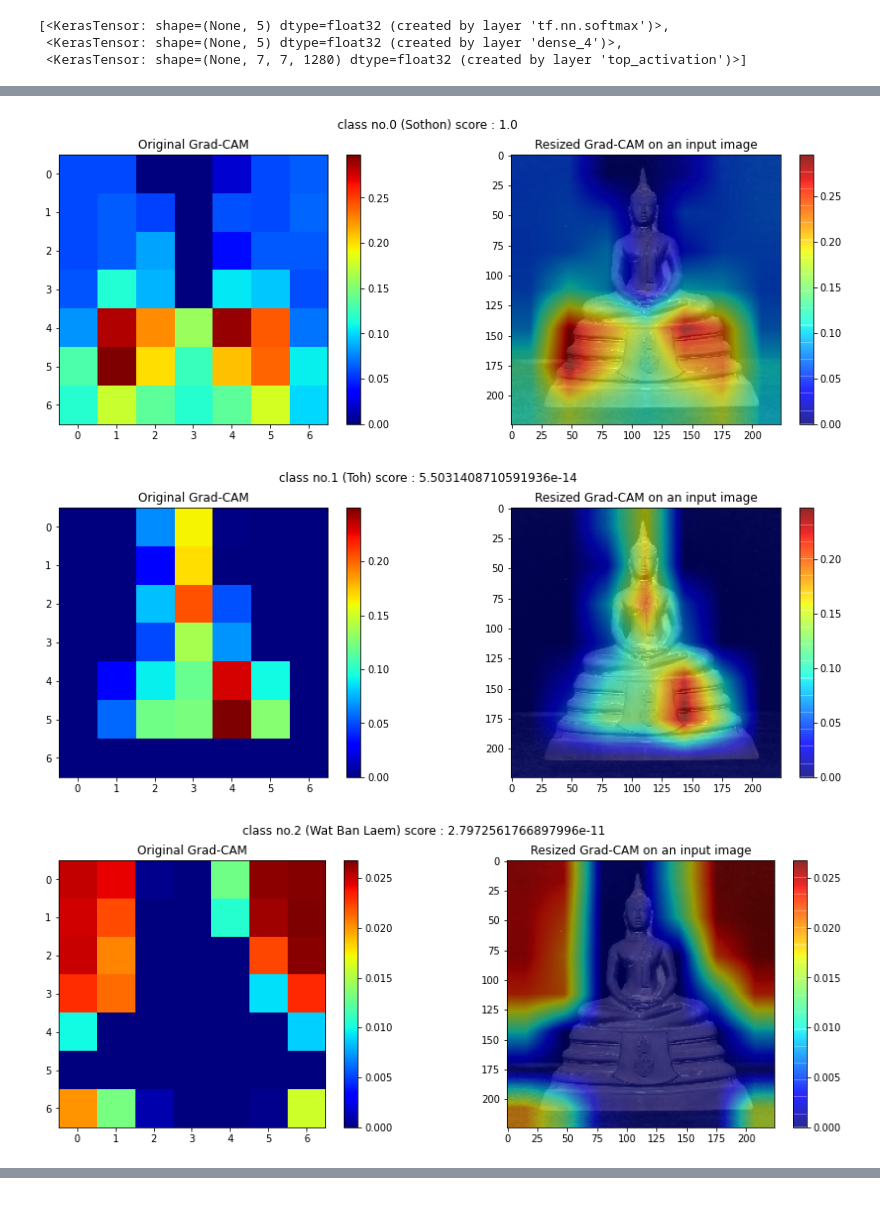
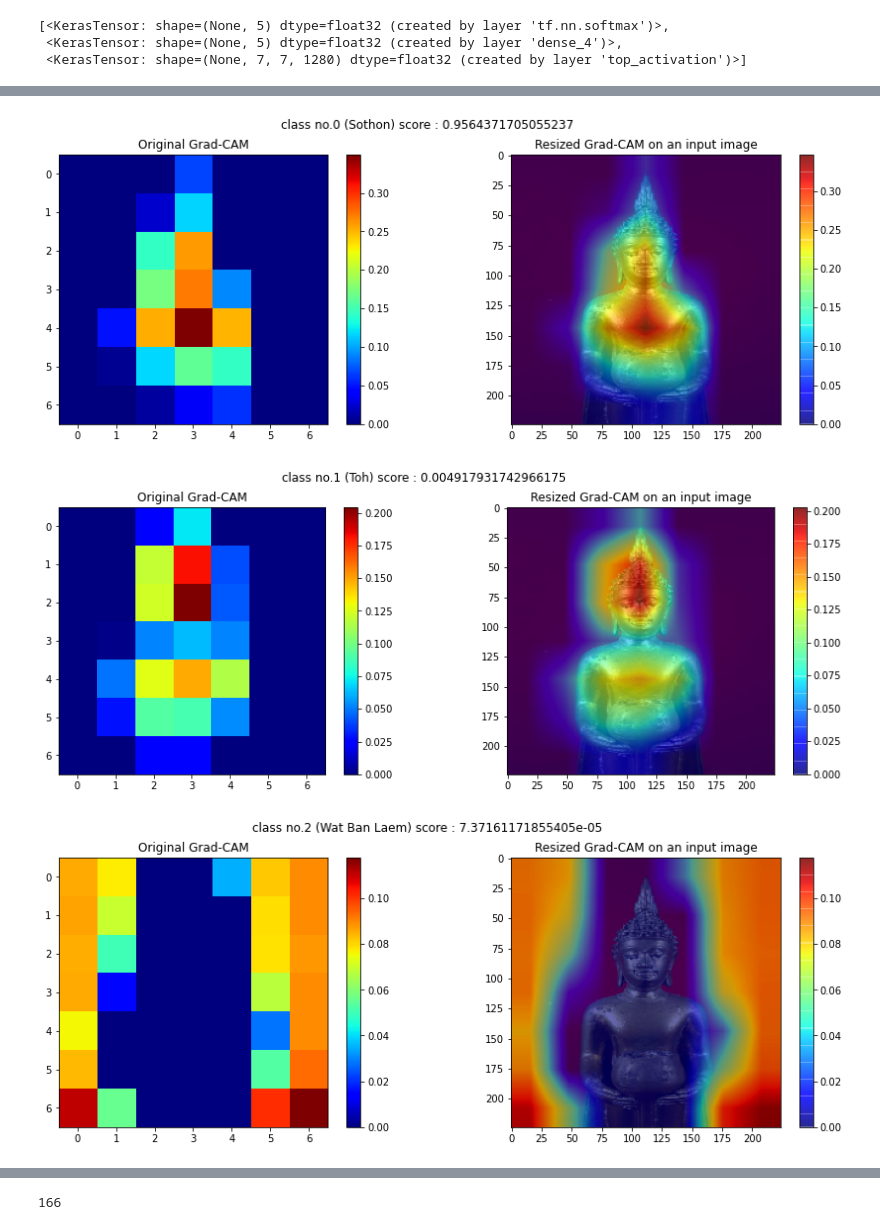
Before and after one commit to robinoud/BADS7604_HW4_Transfer_Learning, a Jupyter notebook: EfficientNetB0_No fine tuning.ipynb, the cells around one changed output, grey strips where cells are left out. Drawn from its saved outputs; the diff is of its cells as text; code cells hidden in the pictures.

```diff
--- a/EfficientNetB0_No fine tuning.ipynb
+++ b/EfficientNetB0_No fine tuning.ipynb
@@ -329,7 +335,7 @@ new_model.output
 # %%
 # Load a test image from Internet
-img_url =  "https://cv.lnwfile.com/rdk4q7.jpg"
-#img_url = "http://img-187.uamulet.com/taradpra.com/UserProfile/SMaeKlong/Picture/Pic_1275472_5.jpg"
+#img_url =  "https://cv.lnwfile.com/rdk4q7.jpg"
+img_url = "http://img-187.uamulet.com/taradpra.com/UserProfile/SMaeKlong/Picture/Pic_1275472_5.jpg"
 !wget "$img_url"
 
 # Load an image as PIL.Image.IMage
@@ -399,34 +409,34 @@ top_index = [0,1,2,3,4,5]
 # Visualize Grad-CAM for each class whose index is in 'top_index'
 #for i,c in enumerate(top_index):
 #class_desc = f"{imagenet_dict[c][-1]}, Top {i+1} score of {out_softmax[...,c].squeeze()}"
 for c in range(top):
   heatmap = my_CNN_GradCAM( new_model,       # the CNN model
                             img_preprocess,   # input of the model
                             c                 # the 0-based index of the output class to compute and visualize Grad-CAM
                             )
   # Create the main figure
   fig = plt.figure(figsize=(15,5))
   class_desc = ans_list[c]
-  fig.suptitle(f"class no.{c} ({class_desc}) score : {result.item(c)}")
+  fig.suptitle(f"class no.{c} ({class_desc}) score : {prediction.item(c)}")
 
 
   # Visualize the original heatmap
   ax = fig.add_subplot(1,2,1)
   ax.set_title("Original Grad-CAM")
   im = ax.imshow(heatmap, cmap='jet')
   plt.colorbar(im,ax=ax)
 
   # Visualize the heatmap overlaid on an input image
   ax = fig.add_subplot(1,2,2)
   ax.set_title("Resized Grad-CAM on an input image")
   ax.imshow(img)
   alpha = 0.6
   im = ax.imshow(cv.resize(heatmap,img.shape[:2]), cmap='jet', alpha=alpha)
   plt.colorbar(im,ax=ax)
 
   #Show this figure (containing two subplots)
   plt.show()
 # %% [output]
-[figure, old version]
+[figure, new version]
-[figure, old version]
+[figure, new version]
-[figure, old version]
+[figure, new version]
@@ -434,0 +455,4 @@ for c in range(top):
+# %%
+len(prediction)
+# %% [output]
+166
```
Also changed, not shown: parts of 18 cells of this notebook, 1 other file.
